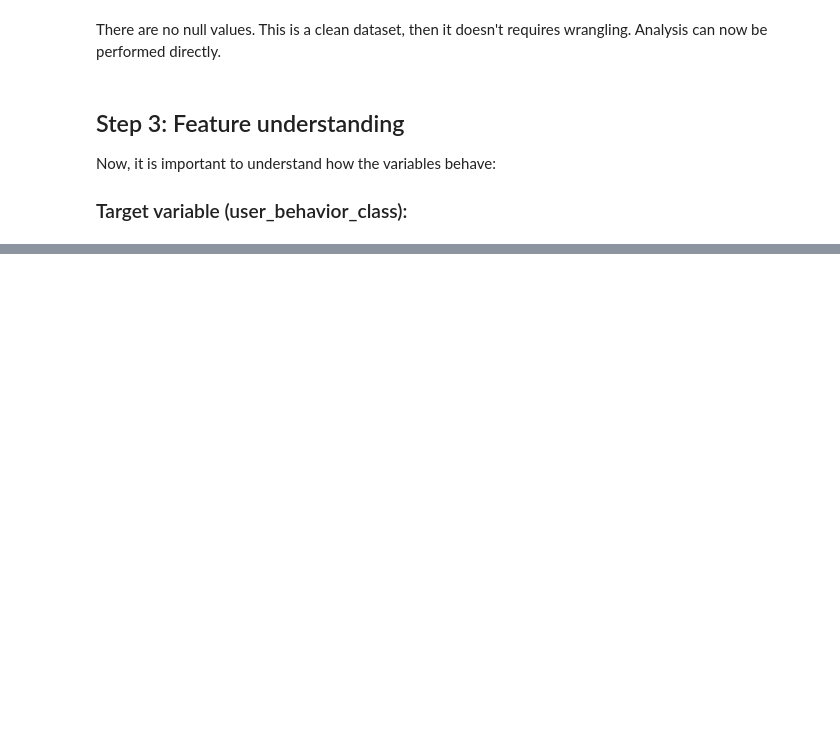
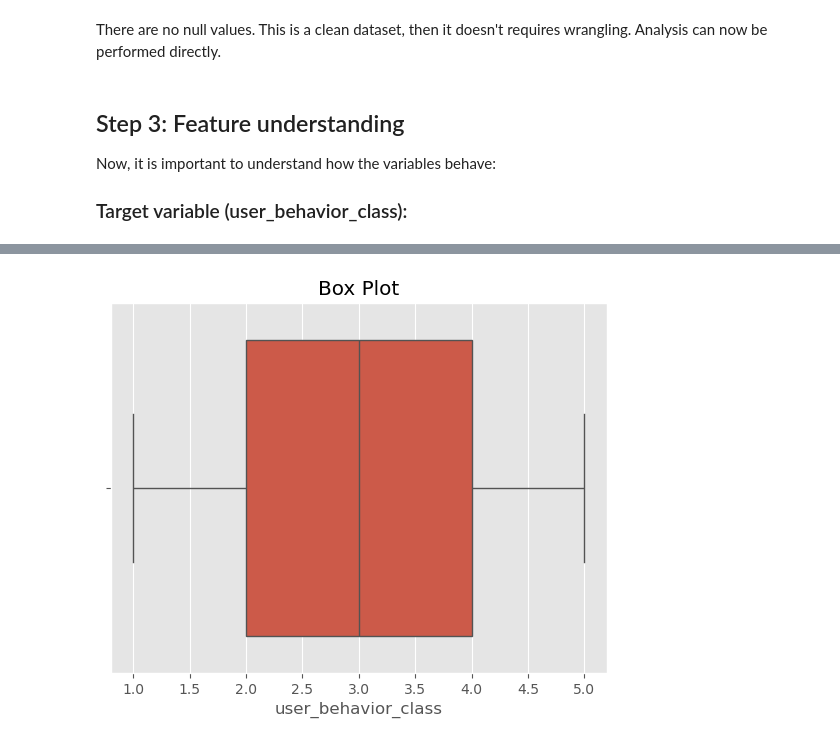
Before and after one commit to bizzaccelerator/classification_of_consumer_behaviour, a Jupyter notebook: notebook.ipynb, the cells around one changed output, grey strips where cells are left out. Saved outputs shown, nothing was run; the diff lists cells and outputs as text; code cells hidden in the pictures; blank space fills up the shorter version.

```diff
--- a/notebook.ipynb
+++ b/notebook.ipynb
@@ -139,0 +189,7 @@ Now, it is important to understand how the variables behave:
+# %%
+# The Outliers can be identifyed from a Boxplot
+sns.boxplot(x=users['user_behavior_class'])
+plt.title('Box Plot')
+plt.show()
+# %% [output]
+[figure, added]
```
Also changed, not shown: parts of 22 cells of this notebook.
